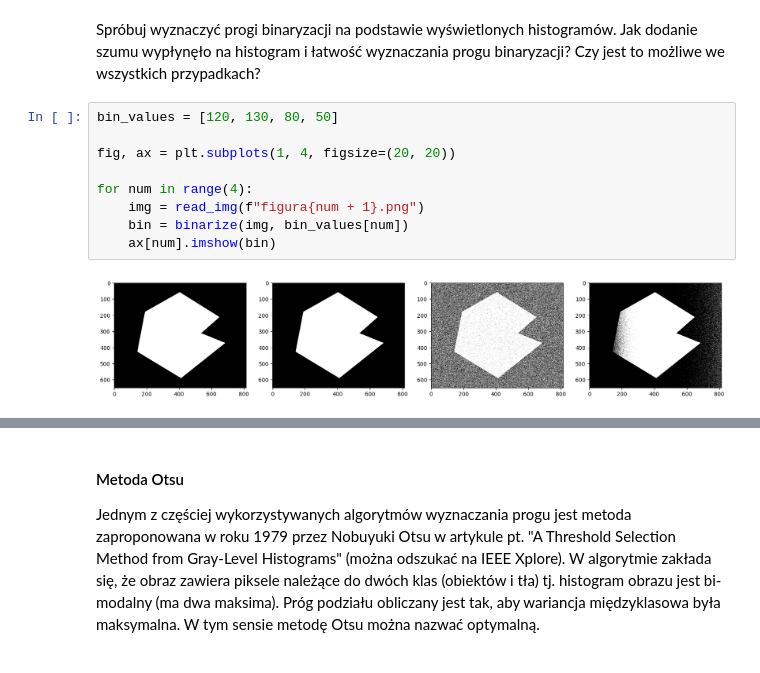
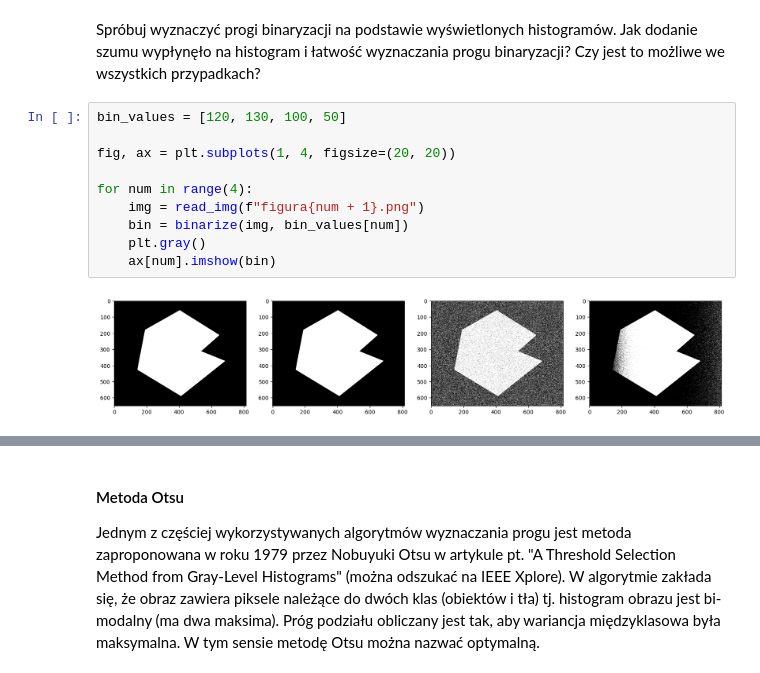
Before and after one commit to krudny/Image-processing, a Jupyter notebook: Lab4-binarization/04_thresholding.ipynb, the cells around one changed output, grey strips where cells are left out. Drawn from its saved outputs; the diff is of its cells as text.

```diff
--- a/Lab4-binarization/04_thresholding.ipynb
+++ b/Lab4-binarization/04_thresholding.ipynb
@@ -123,16 +123,17 @@ Spróbuj wyznaczyć progi binaryzacji na podstawie wyświetlonych histogramów.
 Jak dodanie szumu wypłynęło na histogram i łatwość wyznaczania progu binaryzacji?
 Czy jest to możliwe we wszystkich przypadkach?
 # %%
-bin_values = [120, 130, 80, 50]
+bin_values = [120, 130, 100, 50]
 
 fig, ax = plt.subplots(1, 4, figsize=(20, 20))
 
 for num in range(4):
     img = read_img(f"figura{num + 1}.png")
     bin = binarize(img, bin_values[num])
+    plt.gray()
     ax[num].imshow(bin)
 # %% [output]
-[figure, old version]
+[figure, new version]
 # %% [markdown]
 ### Automatyczne wyznaczanie progu binaryzacji
 
```
Also changed, not shown: parts of 4 cells of this notebook.
